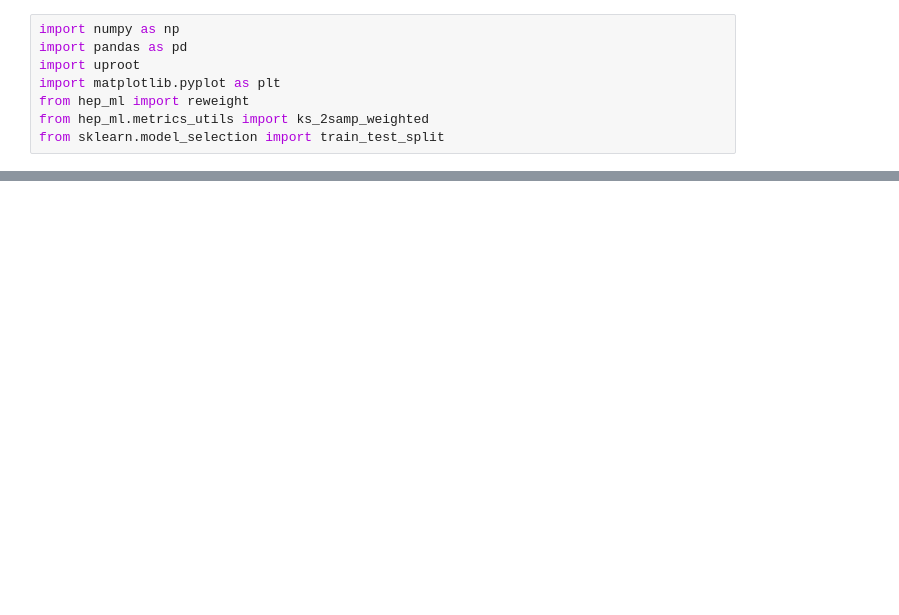
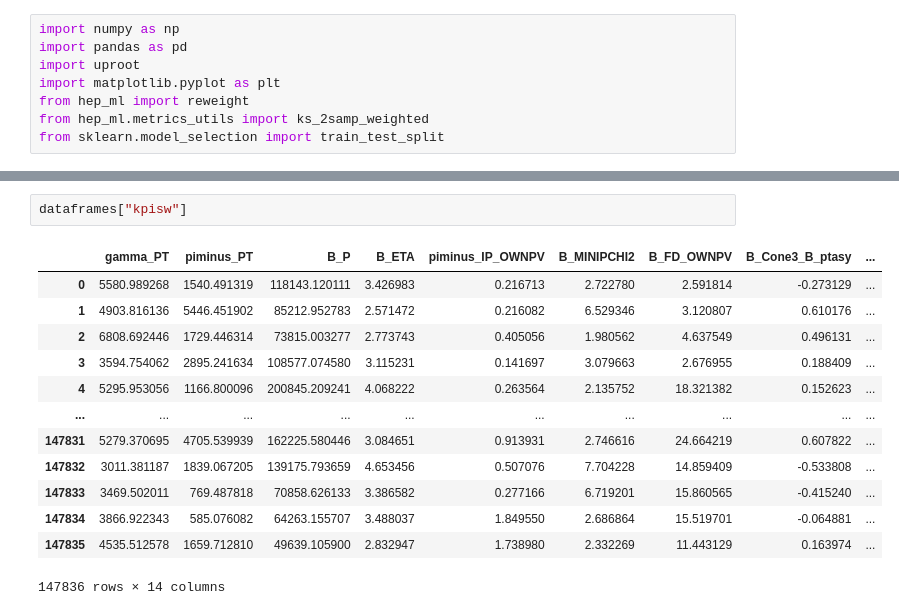
Before and after one commit to s1960329/MScProjectCode, a Jupyter notebook: scipts/PlotHistograms.ipynb, the cells around one changed output, grey strips where cells are left out. Cells and saved outputs as stored; diff of their text form; blank space fills up the shorter version.

```diff
--- a/scipts/PlotHistograms.ipynb
+++ b/scipts/PlotHistograms.ipynb
@@ -51,3 +51,19 @@ dataframes["kpisw"] = dataframes["kpisw"].reset_index(drop=True)
 print("Data has been loaded")
 # %% [output]
 Data has been loaded
+# %%
+dataframes["kpisw"]
+# %% [output]
+|  | gamma_PT | piminus_PT | B_P | B_ETA | piminus_IP_OWNPV | B_MINIPCHI2 | B_FD_OWNPV | B_Cone3_B_ptasy | ... |
+| 0 | 5580.989268 | 1540.491319 | 118143.120111 | 3.426983 | 0.216713 | 2.722780 | 2.591814 | -0.273129 | ... |
+| 1 | 4903.816136 | 5446.451902 | 85212.952783 | 2.571472 | 0.216082 | 6.529346 | 3.120807 | 0.610176 | ... |
+| 2 | 6808.692446 | 1729.446314 | 73815.003277 | 2.773743 | 0.405056 | 1.980562 | 4.637549 | 0.496131 | ... |
+| 3 | 3594.754062 | 2895.241634 | 108577.074580 | 3.115231 | 0.141697 | 3.079663 | 2.676955 | 0.188409 | ... |
+| 4 | 5295.953056 | 1166.800096 | 200845.209241 | 4.068222 | 0.263564 | 2.135752 | 18.321382 | 0.152623 | ... |
+| ... | ... | ... | ... | ... | ... | ... | ... | ... | ... |
+| 147831 | 5279.370695 | 4705.539939 | 162225.580446 | 3.084651 | 0.913931 | 2.746616 | 24.664219 | 0.607822 | ... |
+| 147832 | 3011.381187 | 1839.067205 | 139175.793659 | 4.653456 | 0.507076 | 7.704228 | 14.859409 | -0.533808 | ... |
+| 147833 | 3469.502011 | 769.487818 | 70858.626133 | 3.386582 | 0.277166 | 6.719201 | 15.860565 | -0.415240 | ... |
+| 147834 | 3866.922343 | 585.076082 | 64263.155707 | 3.488037 | 1.849550 | 2.686864 | 15.519701 | -0.064881 | ... |
+| 147835 | 4535.512578 | 1659.712810 | 49639.105900 | 2.832947 | 1.738980 | 2.332269 | 11.443129 | 0.163974 | ... |
+147836 rows × 14 columns
```
Also changed, not shown: parts of 7 cells of this notebook, 35 other files.
